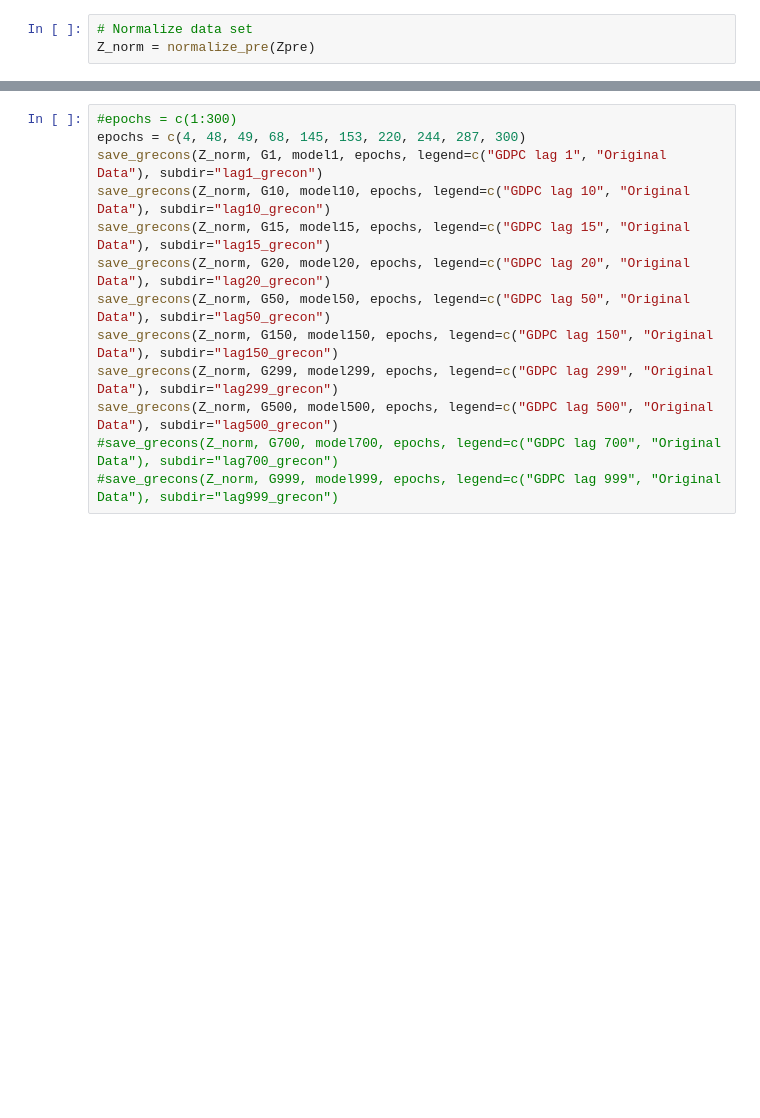
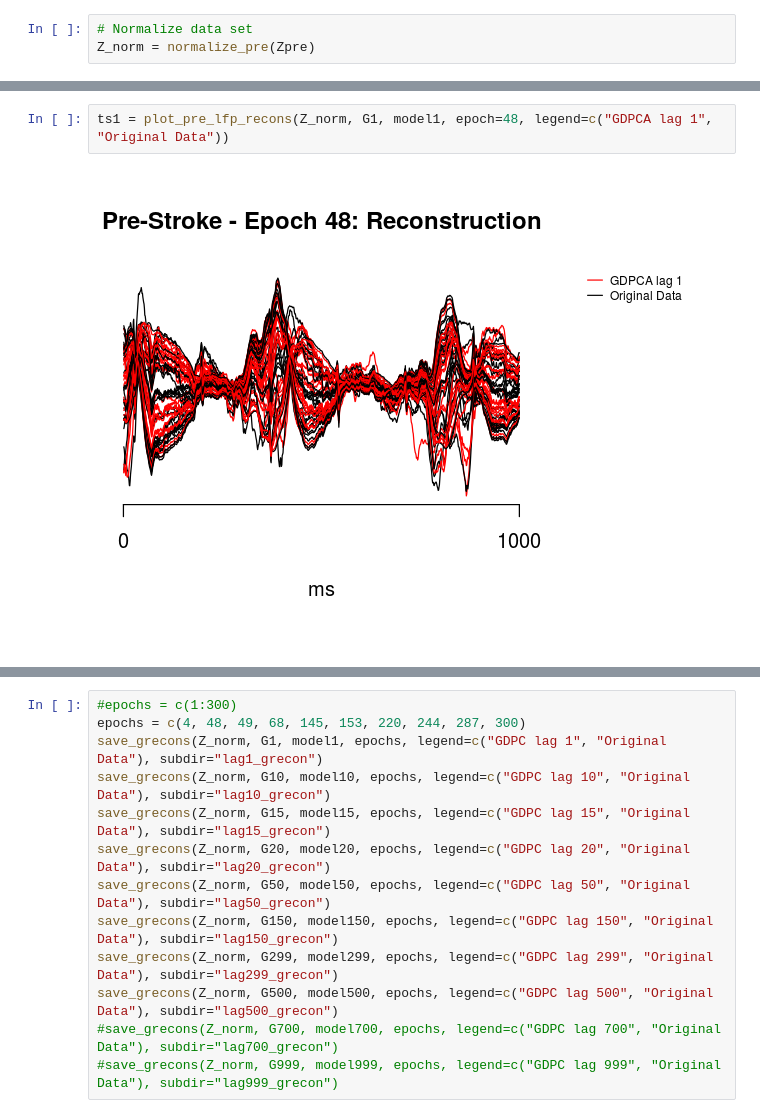
Before and after one commit to hfloresr/gdpca-vs-spca, a Jupyter notebook: notebooks/pre_multiple_lags.ipynb, the cells around one changed output, grey strips where cells are left out. Saved outputs shown, nothing was run; the diff lists cells and outputs as text; blank space fills up the shorter version.

```diff
--- a/notebooks/pre_multiple_lags.ipynb
+++ b/notebooks/pre_multiple_lags.ipynb
@@ -337,0 +343,4 @@ plot_pre_lfp_recons(Z_norm, G20, model20, epoch=1, legend=c("GDPCA lag 299", "Or
+# %%
+ts1 = plot_pre_lfp_recons(Z_norm, G1, model1, epoch=48, legend=c("GDPCA lag 1", "Original Data"))
+# %% [output]
+[figure, added]
```
Also changed, not shown: parts of 29 cells of this notebook.
